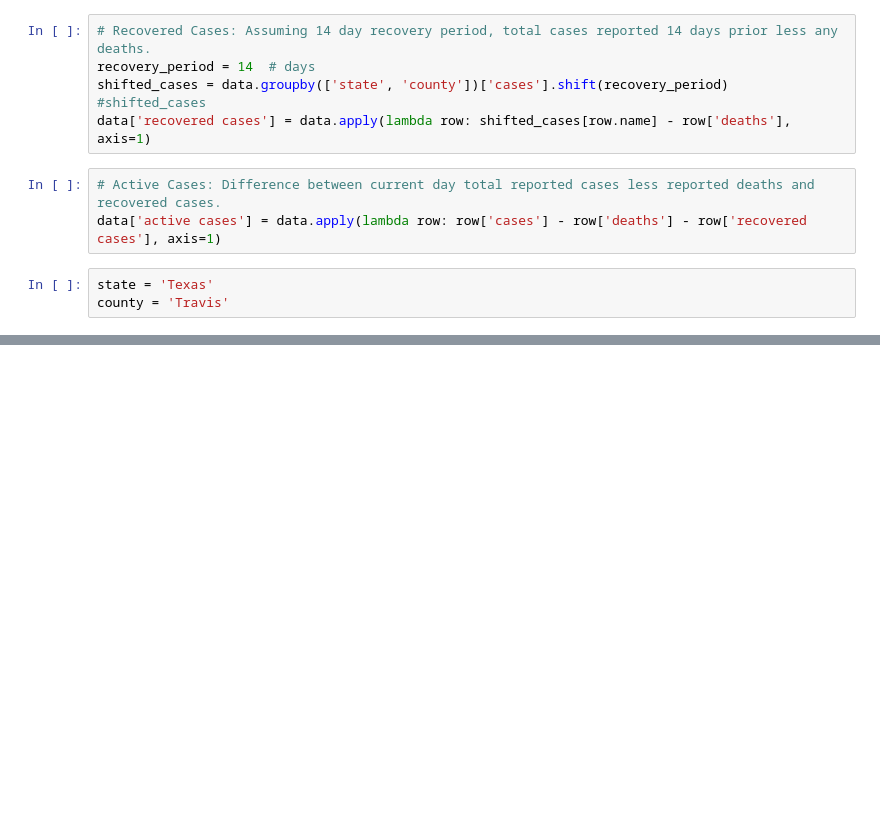
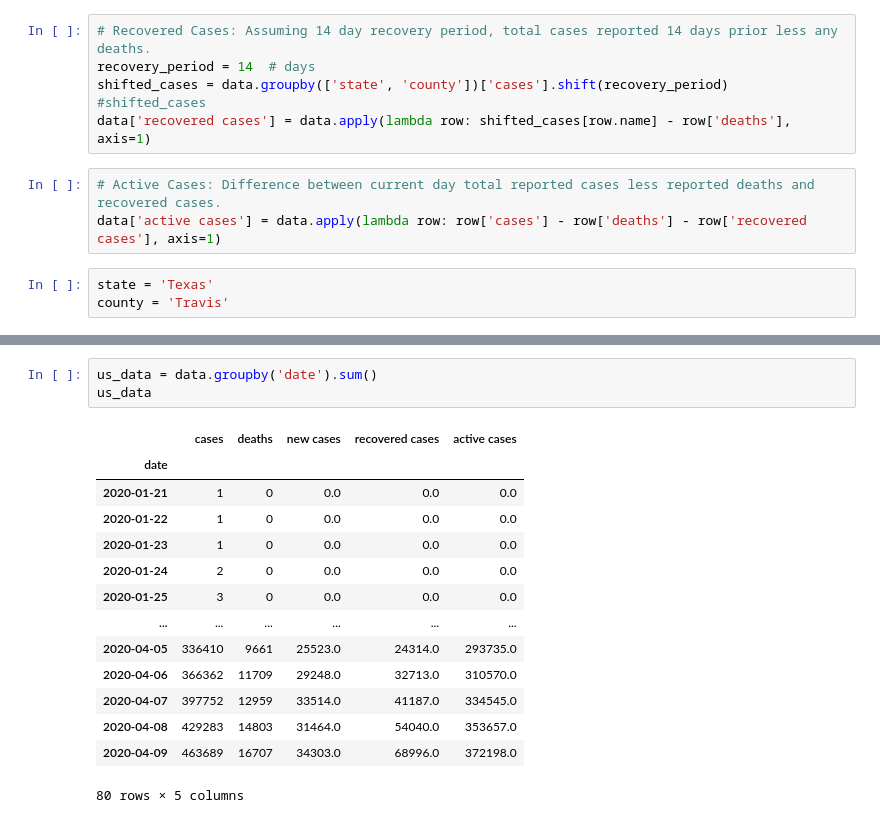
Before and after one commit to tubaman/covid-19-data-analysis, a Jupyter notebook: NY Times COVID-19 Data Analysis.ipynb, the cells around one changed output, grey strips where cells are left out. Cells and saved outputs as stored; diff of their text form; blank space fills up the shorter version.

```diff
--- a/NY Times COVID-19 Data Analysis.ipynb
+++ b/NY Times COVID-19 Data Analysis.ipynb
@@ -72,0 +117,18 @@ county_data.iplot(title=f"{county} County, {state}")
+# %%
+us_data = data.groupby('date').sum()
+us_data
+# %% [output]
+|  | cases | deaths | new cases | recovered cases | active cases |
+| date |  |  |  |  |  |
+| 2020-01-21 | 1 | 0 | 0.0 | 0.0 | 0.0 |
+| 2020-01-22 | 1 | 0 | 0.0 | 0.0 | 0.0 |
+| 2020-01-23 | 1 | 0 | 0.0 | 0.0 | 0.0 |
+| 2020-01-24 | 2 | 0 | 0.0 | 0.0 | 0.0 |
+| 2020-01-25 | 3 | 0 | 0.0 | 0.0 | 0.0 |
+| ... | ... | ... | ... | ... | ... |
+| 2020-04-05 | 336410 | 9661 | 25523.0 | 24314.0 | 293735.0 |
+| 2020-04-06 | 366362 | 11709 | 29248.0 | 32713.0 | 310570.0 |
+| 2020-04-07 | 397752 | 12959 | 33514.0 | 41187.0 | 334545.0 |
+| 2020-04-08 | 429283 | 14803 | 31464.0 | 54040.0 | 353657.0 |
+| 2020-04-09 | 463689 | 16707 | 34303.0 | 68996.0 | 372198.0 |
+80 rows × 5 columns
```
Also changed, not shown: parts of 7 cells of this notebook.
